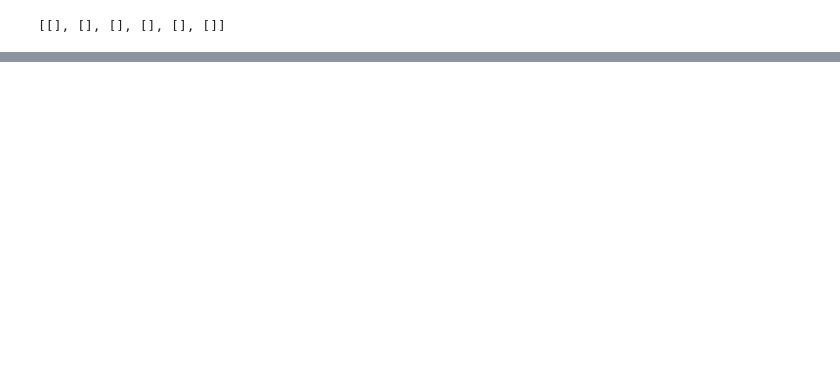
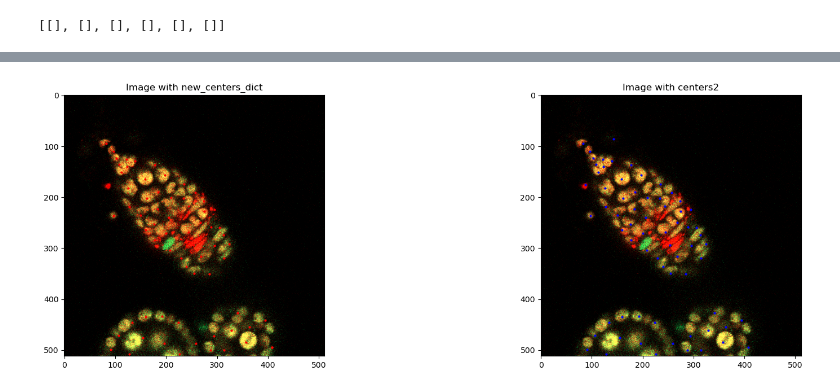
Before and after one commit to shbatgh/Terra, a Jupyter notebook: GermariumTracker.ipynb, the cells around one changed output, grey strips where cells are left out. Cells and saved outputs as stored; diff of their text form; code cells hidden in the pictures; blank space fills up the shorter version.

```diff
--- a/GermariumTracker.ipynb
+++ b/GermariumTracker.ipynb
@@ -303,0 +409,19 @@ color_to_label
+# %%
+# Display the images side by side
+fig, (ax1, ax2) = plt.subplots(ncols=2, figsize=(20, 6))
+
+# Plot new_centers_dict
+ax1.imshow(img, cmap='nipy_spectral')
+for center in new_centers_dict.values():
+    ax1.plot(center[1], center[0], 'ro', markersize=2)  # 'ro' means red dots
+ax1.set_title('Image with new_centers_dict')
+
+# Plot centers2
+ax2.imshow(img, cmap='nipy_spectral')
+for center in centers2:
+    ax2.plot(center[1], center[0], 'bo', markersize=2)  # 'bo' means blue dots
+ax2.set_title('Image with centers2')
+
+plt.show()
+# %% [output]
+[figure, added]
```
Also changed, not shown: parts of 80 cells of this notebook, 2 other files.
